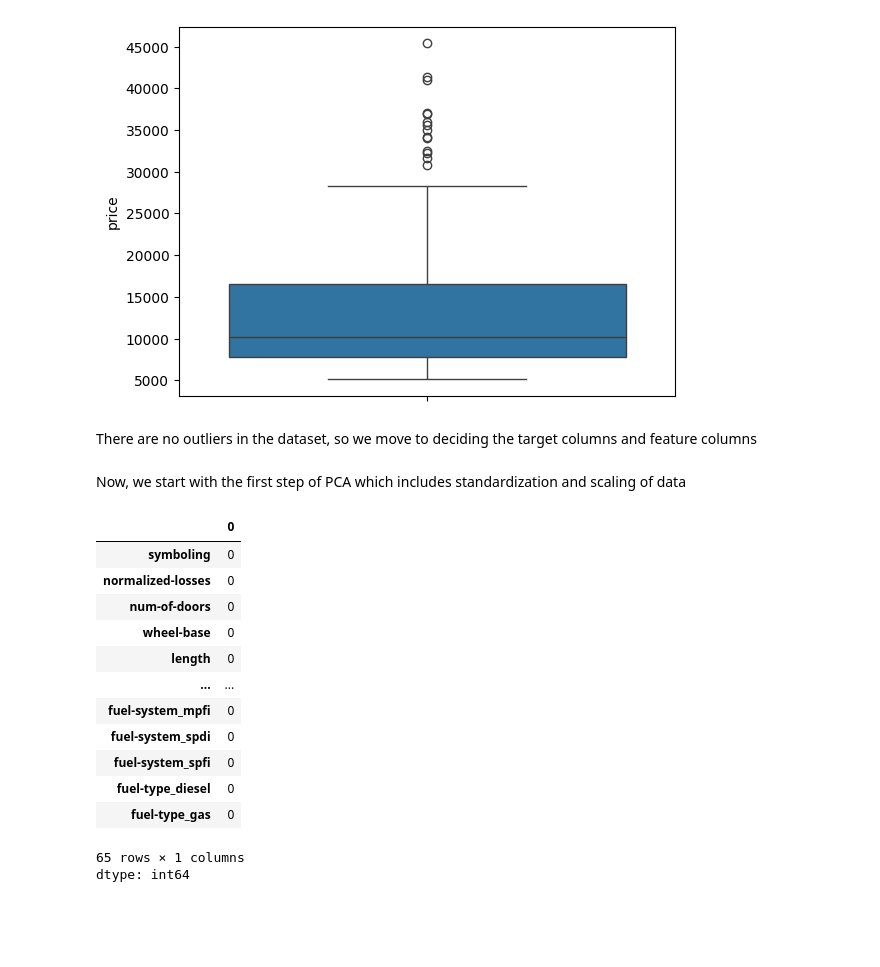
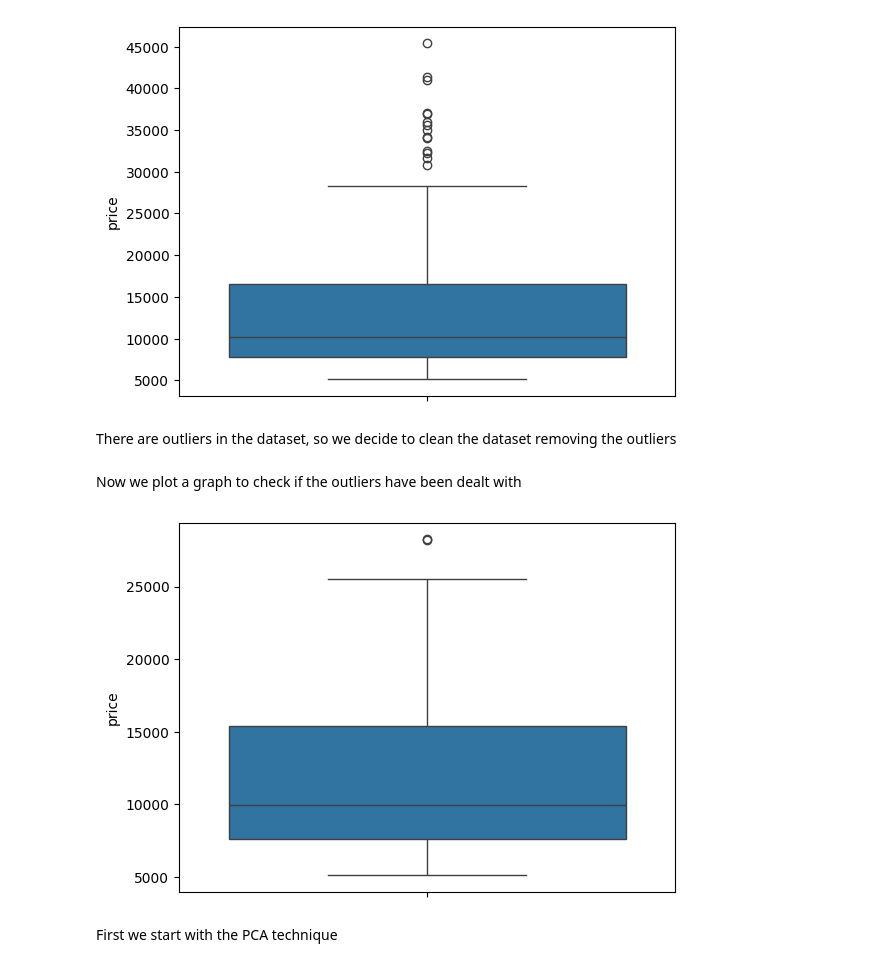
Before and after one commit to Stuteee/ML_Task1, a Jupyter notebook: ML_Week2.ipynb, the cells around one changed output. Cells and saved outputs as stored; diff of their text form; code cells hidden in the pictures; blank space fills up the shorter version.

```diff
--- a/ML_Week2.ipynb
+++ b/ML_Week2.ipynb
@@ -395,13 +408,34 @@ plt.show()
 # %% [output]
 [figure]
 # %% [markdown]
-There are no outliers in the dataset, so we move to deciding the target columns and feature columns
+There are outliers in the dataset, so we decide to clean the dataset removing the outliers
+# %%
+def remove_outliers_iqr(df_new, columns):
+
+    for column in columns:
+        Q1 = df_new[column].quantile(0.25)
+        Q3 = df_new[column].quantile(0.75)
+        IQR = Q3 - Q1
+        lower_bound = Q1 - 1.5 * IQR
+        upper_bound = Q3 + 1.5 * IQR
+        df_new = df_new[(df_new[column] >= lower_bound) & (df_new[column] <= upper_bound)]
+    return df_new
+
+columns_to_check = ['price']
+df_new = remove_outliers_iqr(df_new, columns_to_check)
+# %% [markdown]
+Now we plot a graph to check if the outliers have been dealt with
+# %%
+sns.boxplot(df_new['price'],whis=1.5)
+plt.show()
+# %% [output]
+[figure, added]
 # %%
 feature_columns = df_new.columns[df_new.columns != 'price'] # all columns that are not income
 target_column = 'price'
 # %%
 X = df_new[feature_columns]
 y = df_new[target_column]
-# %% [markdown]
-Now, we start with the first step of PCA which includes standardization and scaling of data
+# %% [markdown]
+First we start with the PCA technique
 # %%
@@ -418,17 +445,0 @@ Now, we start with the first step of PCA which includes standardization and scal
-# %%
-df_new.isnull().sum()
-# %% [output]
-|  | 0 |
-| symboling | 0 |
-| normalized-losses | 0 |
-| num-of-doors | 0 |
-| wheel-base | 0 |
-| length | 0 |
-| ... | ... |
-| fuel-system_mpfi | 0 |
-| fuel-system_spdi | 0 |
-| fuel-system_spfi | 0 |
-| fuel-type_diesel | 0 |
-| fuel-type_gas | 0 |
-65 rows × 1 columns
-dtype: int64
```
Also changed, not shown: parts of 42 cells of this notebook.
